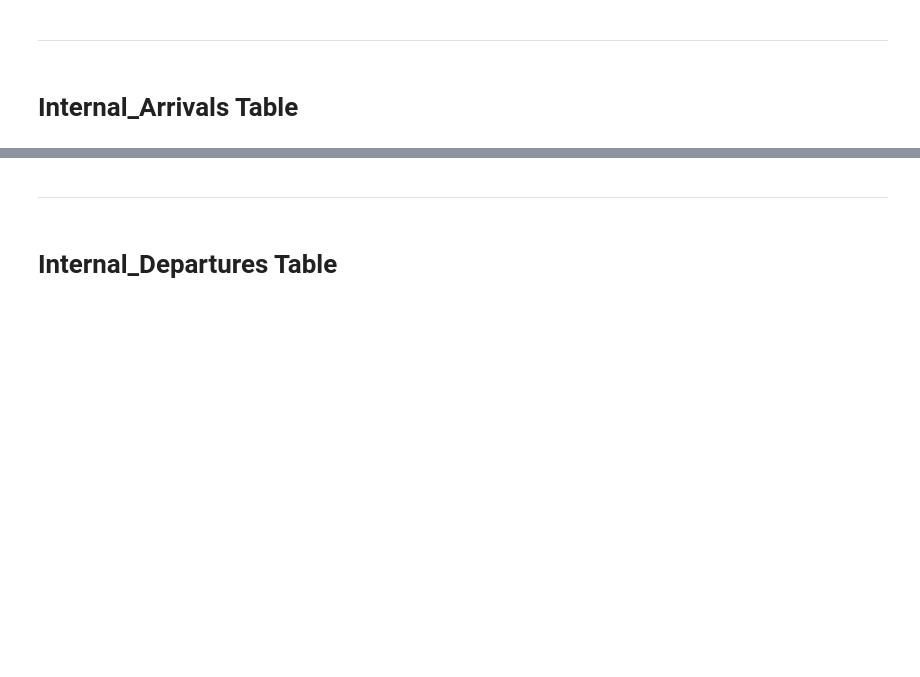
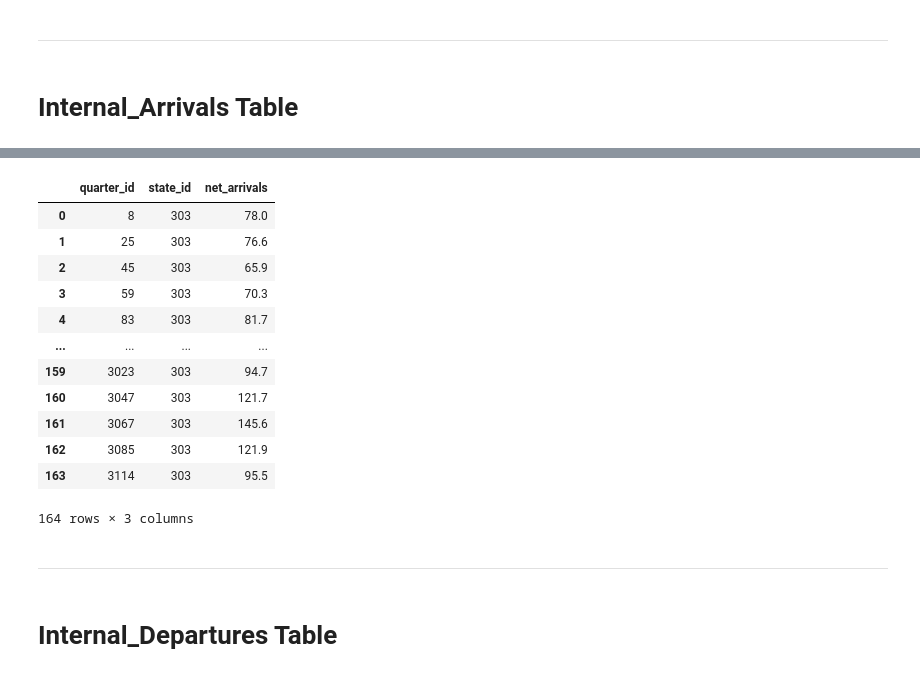
Before and after one commit to jonowood/Project_2, a Jupyter notebook: ETL/Clean_Test.ipynb, the cells around one changed output, grey strips where cells are left out. Drawn from its saved outputs; the diff is of its cells as text; code cells hidden in the pictures; blank space fills up the shorter version.

```diff
--- a/ETL/Clean_Test.ipynb
+++ b/ETL/Clean_Test.ipynb
@@ -376,0 +466,4 @@ internal_net_change_df.head()
+# %%
+# Change column headers to match shemata
+internal_arrivals_df.rename(columns = {'REGION: Region':'state_id', 'TIME_PERIOD: Time Period': 'quarter_id', 'OBS_VALUE':'net_arrivals'}, inplace=True)
+internal_arrivals_df.head()
@@ -376,0 +477,6 @@ internal_net_change_df.head()
+# %%
+# replace quarter_id names with keys from quarter_df
+key_list = list(internal_arrivals_df['quarter_id'])
+dict_lookup = dict(zip(new_test_quarter_df['date_quarter'], new_test_quarter_df['quarter_id']))
+internal_arrivals_df['quarter_id'] = [dict_lookup[item] for item in key_list]
+internal_arrivals_df.head()
@@ -376,0 +490,6 @@ internal_net_change_df.head()
+# %%
+# replace state_id names with keys from region_df
+key_list = list(internal_arrivals_df['state_id'])
+dict_lookup = dict(zip(new_test_region_df['state_name'], new_test_region_df['state_id']))
+internal_arrivals_df['state_id'] = [dict_lookup[item] for item in key_list]
+internal_arrivals_df.head()
@@ -376,0 +503,4 @@ internal_net_change_df.head()
+# %%
+# replace NaN with 0
+internal_arrivals_df['net_arrivals'] = internal_arrivals_df['net_arrivals'].fillna(0)
+internal_arrivals_df.head()
@@ -377,3 +514,21 @@ internal_net_change_df.head()
+# %%
+# reset index with final data
+internal_arrivals_final = internal_arrivals_df.reset_index(drop=True)
+internal_arrivals_final
+# %% [output]
+|  | quarter_id | state_id | net_arrivals |
+| 0 | 8 | 303 | 78.0 |
+| 1 | 25 | 303 | 76.6 |
+| 2 | 45 | 303 | 65.9 |
+| 3 | 59 | 303 | 70.3 |
+| 4 | 83 | 303 | 81.7 |
+| ... | ... | ... | ... |
+| 159 | 3023 | 303 | 94.7 |
+| 160 | 3047 | 303 | 121.7 |
+| 161 | 3067 | 303 | 145.6 |
+| 162 | 3085 | 303 | 121.9 |
+| 163 | 3114 | 303 | 95.5 |
+164 rows × 3 columns
 # %% [markdown]
 ---------------------------
 # %% [markdown]
```
Also changed, not shown: parts of 17 cells of this notebook.
